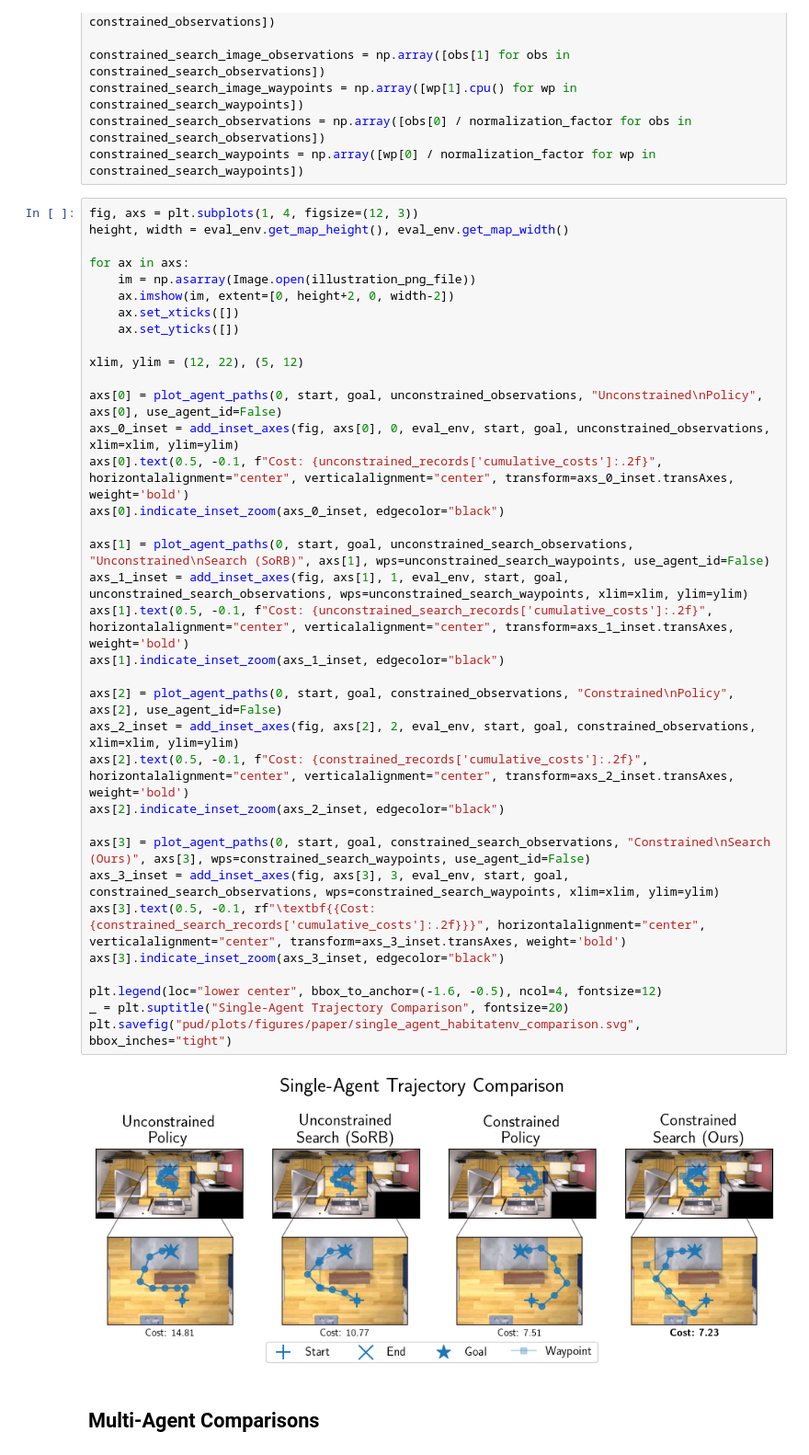
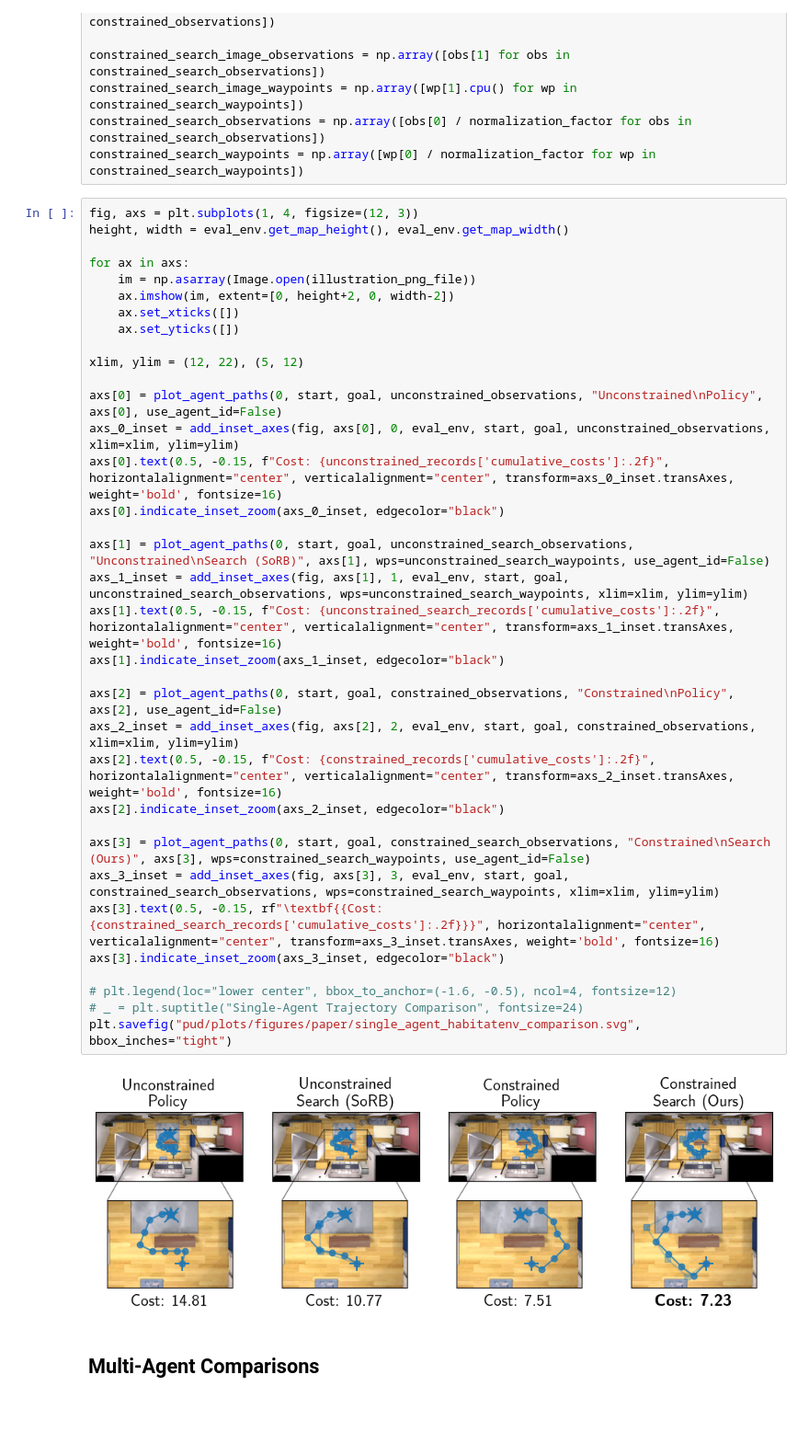
Before and after one commit to delay-planner/rb-visual-mapf, a Jupyter notebook: pud/plots/plot_habitat_illustration.ipynb, the cells around one changed output. Shown: that part at 92% size. Cells and saved outputs as stored; diff of their text form; blank space fills up the shorter version.

```diff
--- a/pud/plots/plot_habitat_illustration.ipynb
+++ b/pud/plots/plot_habitat_illustration.ipynb
@@ -250,40 +234,40 @@ constrained_search_waypoints = np.array([wp[0] / normalization_factor for wp in
 # %%
 fig, axs = plt.subplots(1, 4, figsize=(12, 3))
 height, width = eval_env.get_map_height(), eval_env.get_map_width()
 
 for ax in axs:
     im = np.asarray(Image.open(illustration_png_file))
     ax.imshow(im, extent=[0, height+2, 0, width-2])
     ax.set_xticks([])
     ax.set_yticks([])
 
 xlim, ylim = (12, 22), (5, 12)
 
 axs[0] = plot_agent_paths(0, start, goal, unconstrained_observations, "Unconstrained\nPolicy", axs[0], use_agent_id=False)
 axs_0_inset = add_inset_axes(fig, axs[0], 0, eval_env, start, goal, unconstrained_observations, xlim=xlim, ylim=ylim)
-axs[0].text(0.5, -0.1, f"Cost: {unconstrained_records['cumulative_costs']:.2f}", horizontalalignment="center", verticalalignment="center", transform=axs_0_inset.transAxes, weight='bold')
+axs[0].text(0.5, -0.15, f"Cost: {unconstrained_records['cumulative_costs']:.2f}", horizontalalignment="center", verticalalignment="center", transform=axs_0_inset.transAxes, weight='bold', fontsize=16)
 axs[0].indicate_inset_zoom(axs_0_inset, edgecolor="black")
 
 axs[1] = plot_agent_paths(0, start, goal, unconstrained_search_observations, "Unconstrained\nSearch (SoRB)", axs[1], wps=unconstrained_search_waypoints, use_agent_id=False)
 axs_1_inset = add_inset_axes(fig, axs[1], 1, eval_env, start, goal, unconstrained_search_observations, wps=unconstrained_search_waypoints, xlim=xlim, ylim=ylim)
-axs[1].text(0.5, -0.1, f"Cost: {unconstrained_search_records['cumulative_costs']:.2f}", horizontalalignment="center", verticalalignment="center", transform=axs_1_inset.transAxes, weight='bold')
+axs[1].text(0.5, -0.15, f"Cost: {unconstrained_search_records['cumulative_costs']:.2f}", horizontalalignment="center", verticalalignment="center", transform=axs_1_inset.transAxes, weight='bold', fontsize=16)
 axs[1].indicate_inset_zoom(axs_1_inset, edgecolor="black")
 
 axs[2] = plot_agent_paths(0, start, goal, constrained_observations, "Constrained\nPolicy", axs[2], use_agent_id=False)
 axs_2_inset = add_inset_axes(fig, axs[2], 2, eval_env, start, goal, constrained_observations, xlim=xlim, ylim=ylim)
-axs[2].text(0.5, -0.1, f"Cost: {constrained_records['cumulative_costs']:.2f}", horizontalalignment="center", verticalalignment="center", transform=axs_2_inset.transAxes, weight='bold')
+axs[2].text(0.5, -0.15, f"Cost: {constrained_records['cumulative_costs']:.2f}", horizontalalignment="center", verticalalignment="center", transform=axs_2_inset.transAxes, weight='bold', fontsize=16)
 axs[2].indicate_inset_zoom(axs_2_inset, edgecolor="black")
 
 axs[3] = plot_agent_paths(0, start, goal, constrained_search_observations, "Constrained\nSearch (Ours)", axs[3], wps=constrained_search_waypoints, use_agent_id=False)
 axs_3_inset = add_inset_axes(fig, axs[3], 3, eval_env, start, goal, constrained_search_observations, wps=constrained_search_waypoints, xlim=xlim, ylim=ylim)
-axs[3].text(0.5, -0.1, rf"\textbf{{Cost: {constrained_search_records['cumulative_costs']:.2f}}}", horizontalalignment="center", verticalalignment="center", transform=axs_3_inset.transAxes, weight='bold')
+axs[3].text(0.5, -0.15, rf"\textbf{{Cost: {constrained_search_records['cumulative_costs']:.2f}}}", horizontalalignment="center", verticalalignment="center", transform=axs_3_inset.transAxes, weight='bold', fontsize=16)
 axs[3].indicate_inset_zoom(axs_3_inset, edgecolor="black")
 
-plt.legend(loc="lower center", bbox_to_anchor=(-1.6, -0.5), ncol=4, fontsize=12)
-_ = plt.suptitle("Single-Agent Trajectory Comparison", fontsize=20)
+# plt.legend(loc="lower center", bbox_to_anchor=(-1.6, -0.5), ncol=4, fontsize=12)
+# _ = plt.suptitle("Single-Agent Trajectory Comparison", fontsize=24)
 plt.savefig("pud/plots/figures/paper/single_agent_habitatenv_comparison.svg", bbox_inches="tight")
 # %% [output]
-[figure, old version]
+[figure, new version]
 # %% [markdown]
 ## Multi-Agent Comparisons
 # %% [markdown]
```
Also changed, not shown: parts of 2 cells of this notebook, 3 other files.
